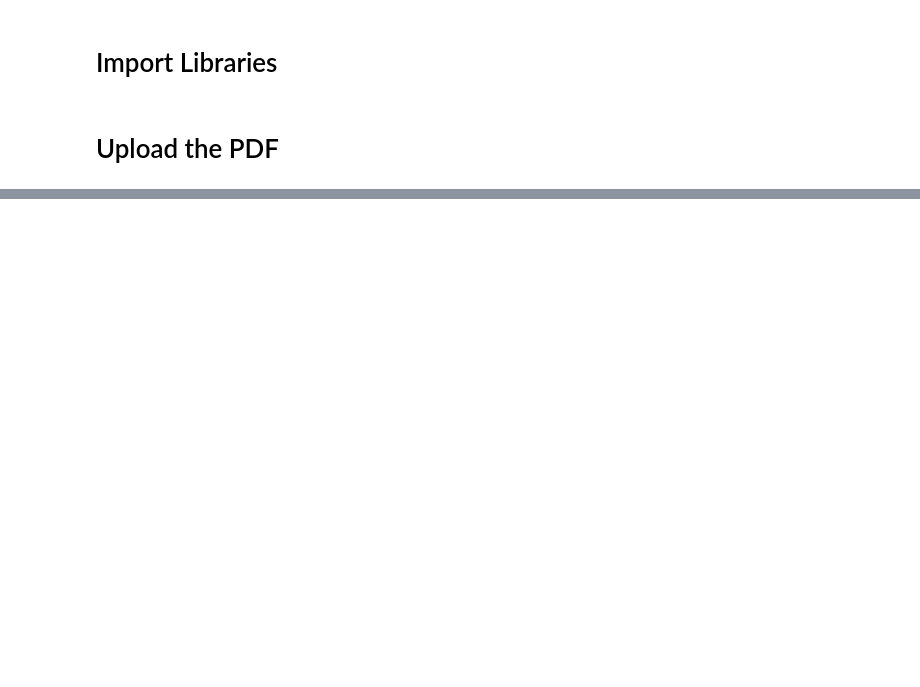
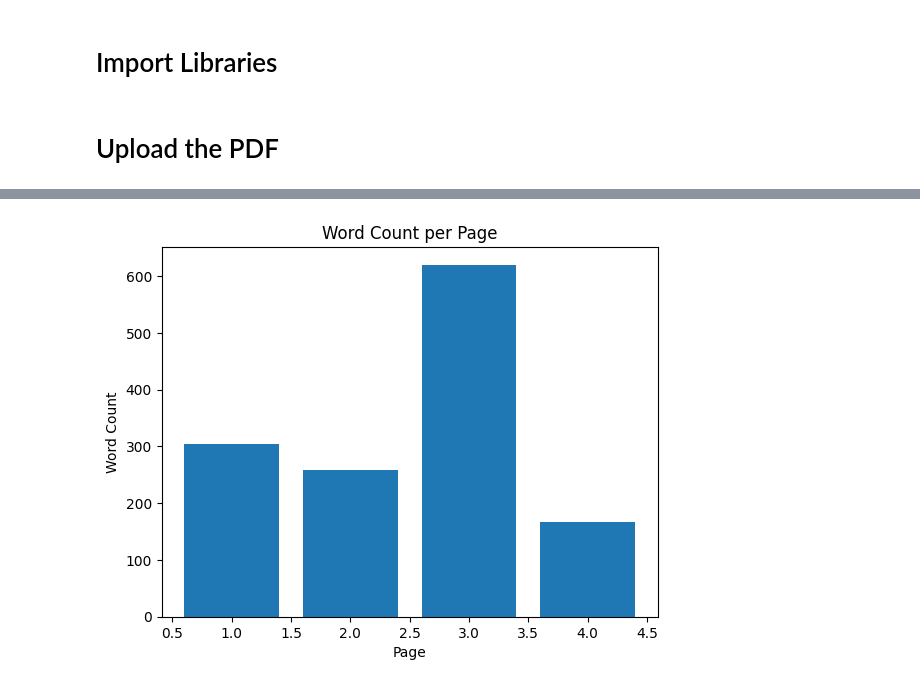
Before and after one commit to samirp92/Data-Science-Challenge_16909785, a Jupyter notebook: Data_Science_Challenge_449596.ipynb, the cells around one changed output, grey strips where cells are left out. Cells and saved outputs as stored; diff of their text form; code cells hidden in the pictures; blank space fills up the shorter version.

```diff
--- a/Data_Science_Challenge_449596.ipynb
+++ b/Data_Science_Challenge_449596.ipynb
@@ -47,6 +49,0 @@ pdf_path = "/content/drive/MyDrive/Data Science Challenge/anonymised 1.pdf"
-# %%
-# Convert PDF to Images
-
-pages = convert_from_path(pdf_path, dpi=300)
-
-print("Total Pages:", len(pages))
@@ -127,0 +78,13 @@ genai.configure(api_key=GOOGLE_API_KEY)
+# %%
+def clean_text(text):
+
+    text = text.replace("\n", " ")
+
+    text = re.sub(r"[^a-zA-Z0-9/., ]", " ", text)
+
+    text = re.sub(r"\s+", " ", text)
+
+    return text.strip()
+# %%
+for p in pages:
+    p["clean_text"] = clean_text(p["text"])
@@ -127,0 +93,16 @@ genai.configure(api_key=GOOGLE_API_KEY)
+# %%
+word_counts = []
+
+for p in pages:
+
+    words = p["clean_text"].split()
+
+    word_counts.append(len(words))
+
+
+df_wc = pd.DataFrame({
+    "page": range(1, len(word_counts)+1),
+    "word_count": word_counts
+})
+
+df_wc
@@ -127,0 +115,9 @@ genai.configure(api_key=GOOGLE_API_KEY)
+# %%
+plt.figure()
+plt.bar(df_wc["page"], df_wc["word_count"])
+plt.xlabel("Page")
+plt.ylabel("Word Count")
+plt.title("Word Count per Page")
+plt.show()
+# %% [output]
+[figure, added]
```
Also changed, not shown: parts of 27 cells of this notebook.
